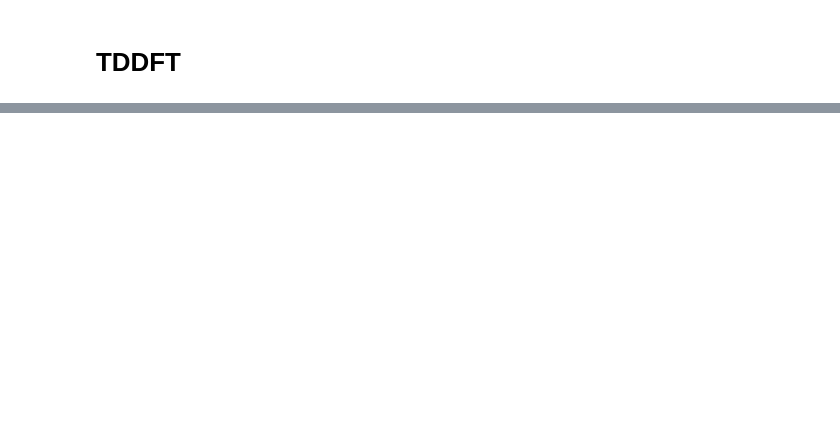
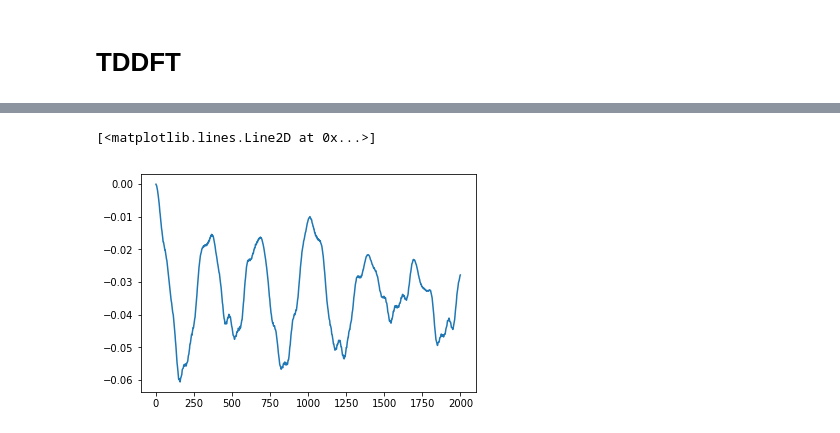
Before and after one commit to abhirup86/TDDFT-2, a Jupyter notebook: Test.ipynb, the cells around one changed output, grey strips where cells are left out. Drawn from its saved outputs; the diff is of its cells as text; code cells hidden in the pictures; blank space fills up the shorter version.

```diff
--- a/Test.ipynb
+++ b/Test.ipynb
@@ -163,0 +152,5 @@ plt.grid()
+# %%
+plt.plot(tddft.macro_dipole.real)
+# %% [output]
+[<matplotlib.lines.Line2D at 0x...>]
+[figure, added]
```
Also changed, not shown: parts of 19 cells of this notebook, 1 other file.
